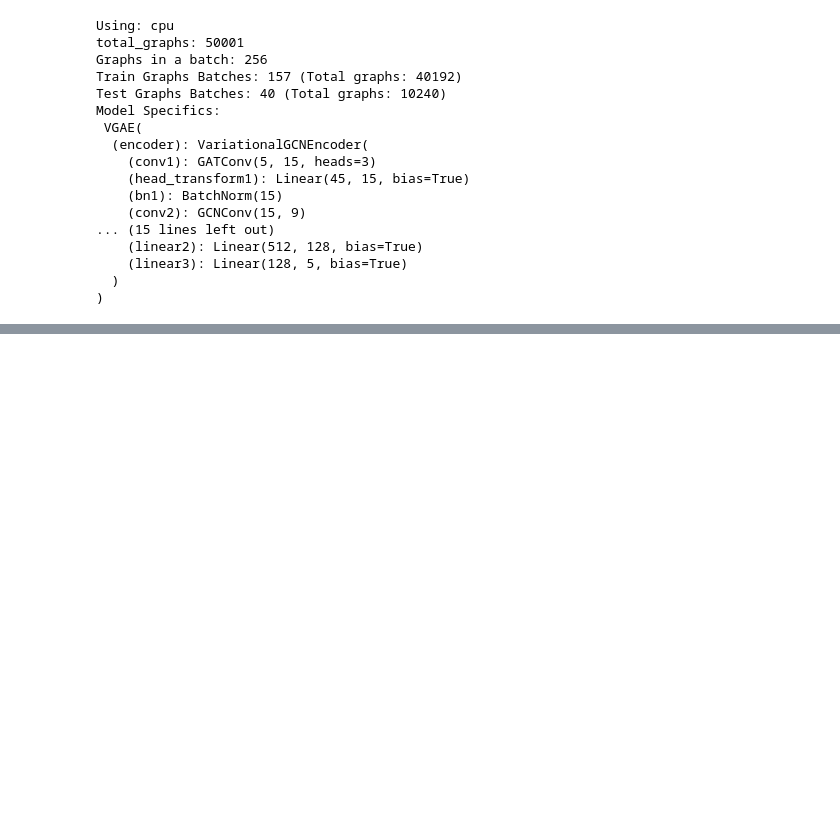
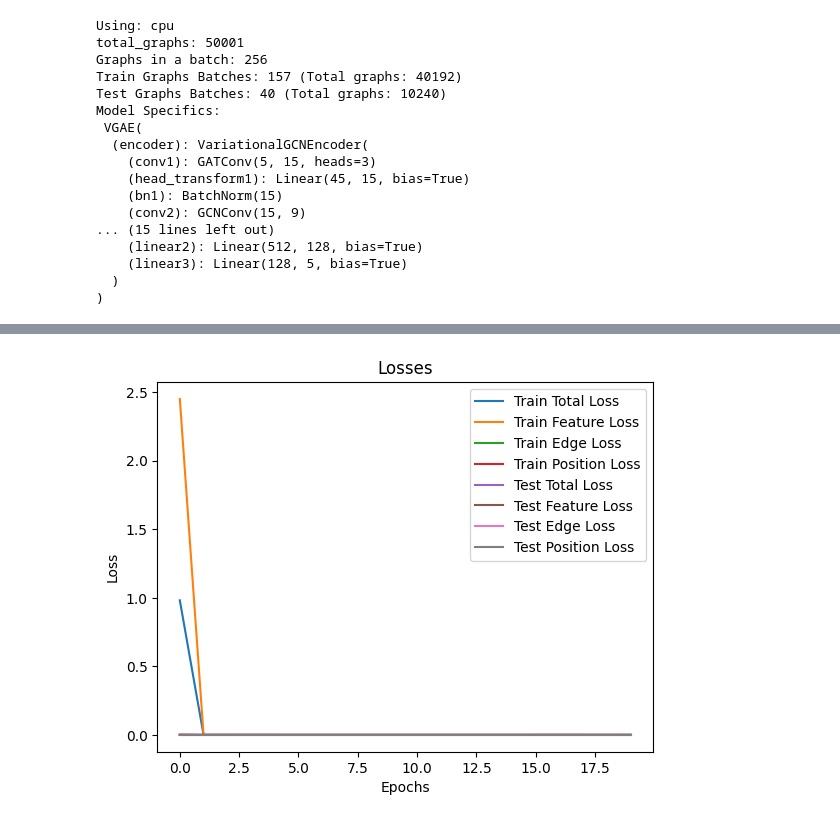
Before and after one commit to Imami-syed/watermodel, a Jupyter notebook: 10_7/intra_n.ipynb, the cells around one changed output, grey strips where cells are left out. Cells and saved outputs as stored; diff of their text form; code cells hidden in the pictures; blank space fills up the shorter version.

```diff
--- a/10_7/intra_n.ipynb
+++ b/10_7/intra_n.ipynb
@@ -99,7 +102,7 @@ in_channels = graph.num_features
 out_channels = 3
 n_atoms = 4
 lr = 1e-3
-n_epochs = 500
+n_epochs = 20
 batch_size=256
 test_train_split = 0.8
 model_name = "IntraGVAE_l3_final.pt"
@@ -288,0 +335,18 @@ RuntimeError: Parent directory ./models does not exist.
+# %%
+# plotting graphs
+plt.plot(train_total_losses, label="Train Total Loss")
+plt.plot(train_feature_losses, label="Train Feature Loss")
+plt.plot(train_edge_losses, label="Train Edge Loss")
+plt.plot(train_position_losses, label="Train Position Loss")
+plt.plot(test_total_losses, label="Test Total Loss")
+plt.plot(test_feature_losses, label="Test Feature Loss")
+plt.plot(test_edge_losses, label="Test Edge Loss")
+plt.plot(test_position_losses, label="Test Position Loss")
+plt.xlabel("Epochs")
+plt.ylabel("Loss")
+plt.title("Losses")
+plt.legend()
+plt.savefig("losses.png")
+plt.show()
+# %% [output]
+[figure, added]
```
Also changed, not shown: parts of 11 cells of this notebook, 10 other files.
